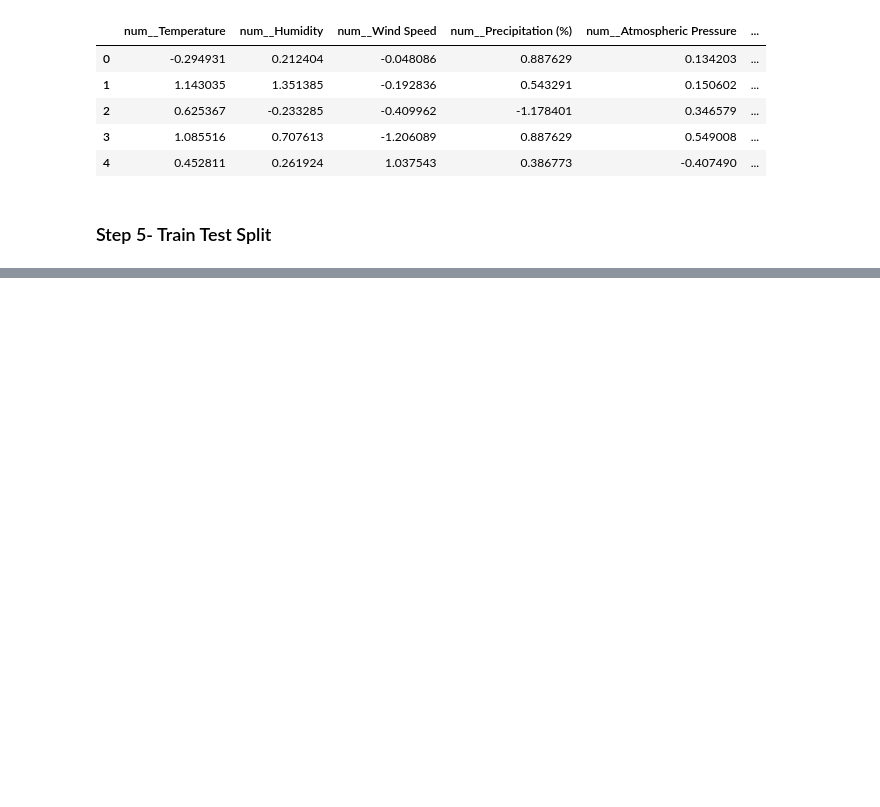
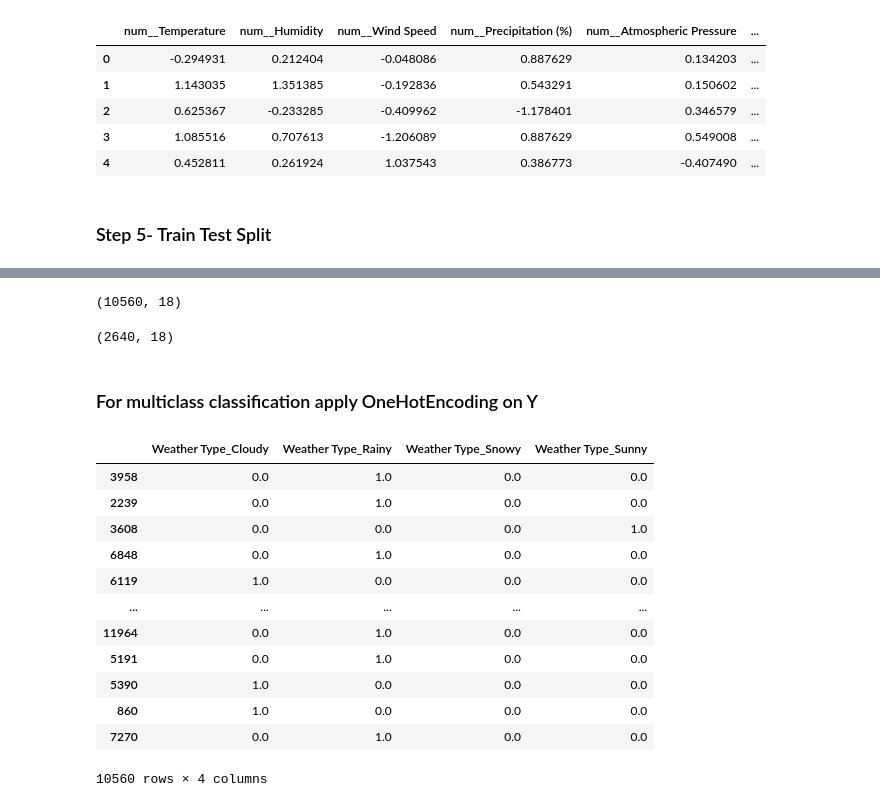
Before and after one commit to DhanashreeAmbekar/Deep-Learning, a Jupyter notebook: Multiclass.ipynb, the cells around one changed output, grey strips where cells are left out. Cells and saved outputs as stored; diff of their text form; code cells hidden in the pictures; blank space fills up the shorter version.

```diff
--- a/Multiclass.ipynb
+++ b/Multiclass.ipynb
@@ -139,0 +176,33 @@ xtrain, xtest, ytrain, ytest = train_test_split(X_pre, Y, test_size=0.2, random_
+# %%
+xtrain.shape
+# %% [output]
+(10560, 18)
+# %%
+xtest.shape
+# %% [output]
+(2640, 18)
+# %% [markdown]
+### For multiclass classification apply OneHotEncoding on Y
+# %%
+ohe = OneHotEncoder(
+    handle_unknown="ignore", sparse_output= False
+).set_output(transform ="pandas")
+# %%
+ytrain_pre = ohe.fit_transform(ytrain)
+ytest_pre = ohe.transform(ytest)
+# %%
+ytrain_pre
+# %% [output]
+|  | Weather Type_Cloudy | Weather Type_Rainy | Weather Type_Snowy | Weather Type_Sunny |
+| 3958 | 0.0 | 1.0 | 0.0 | 0.0 |
+| 2239 | 0.0 | 1.0 | 0.0 | 0.0 |
+| 3608 | 0.0 | 0.0 | 0.0 | 1.0 |
+| 6848 | 0.0 | 1.0 | 0.0 | 0.0 |
+| 6119 | 1.0 | 0.0 | 0.0 | 0.0 |
+| ... | ... | ... | ... | ... |
+| 11964 | 0.0 | 1.0 | 0.0 | 0.0 |
+| 5191 | 0.0 | 1.0 | 0.0 | 0.0 |
+| 5390 | 1.0 | 0.0 | 0.0 | 0.0 |
+| 860 | 1.0 | 0.0 | 0.0 | 0.0 |
+| 7270 | 0.0 | 1.0 | 0.0 | 0.0 |
+10560 rows × 4 columns
```
Also changed, not shown: parts of 53 cells of this notebook.
